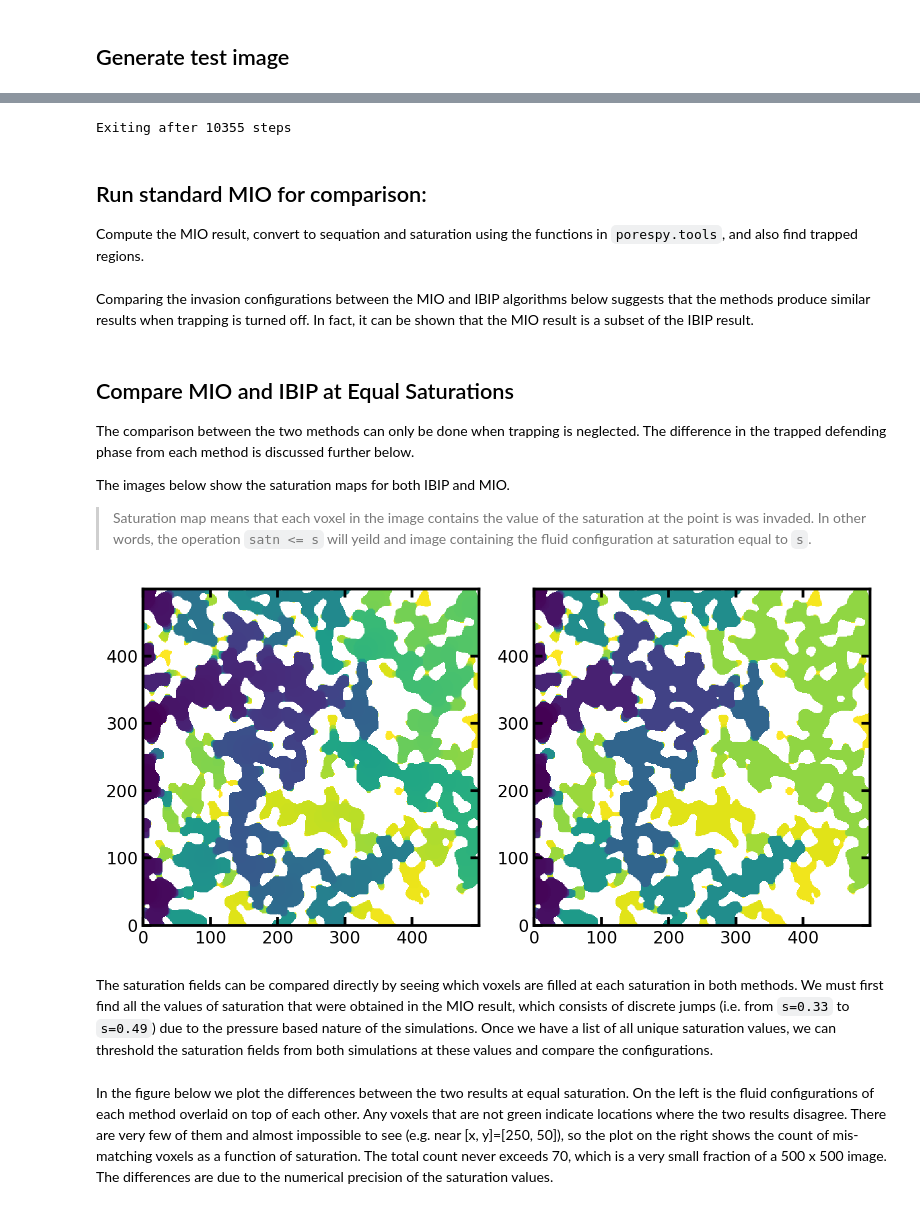
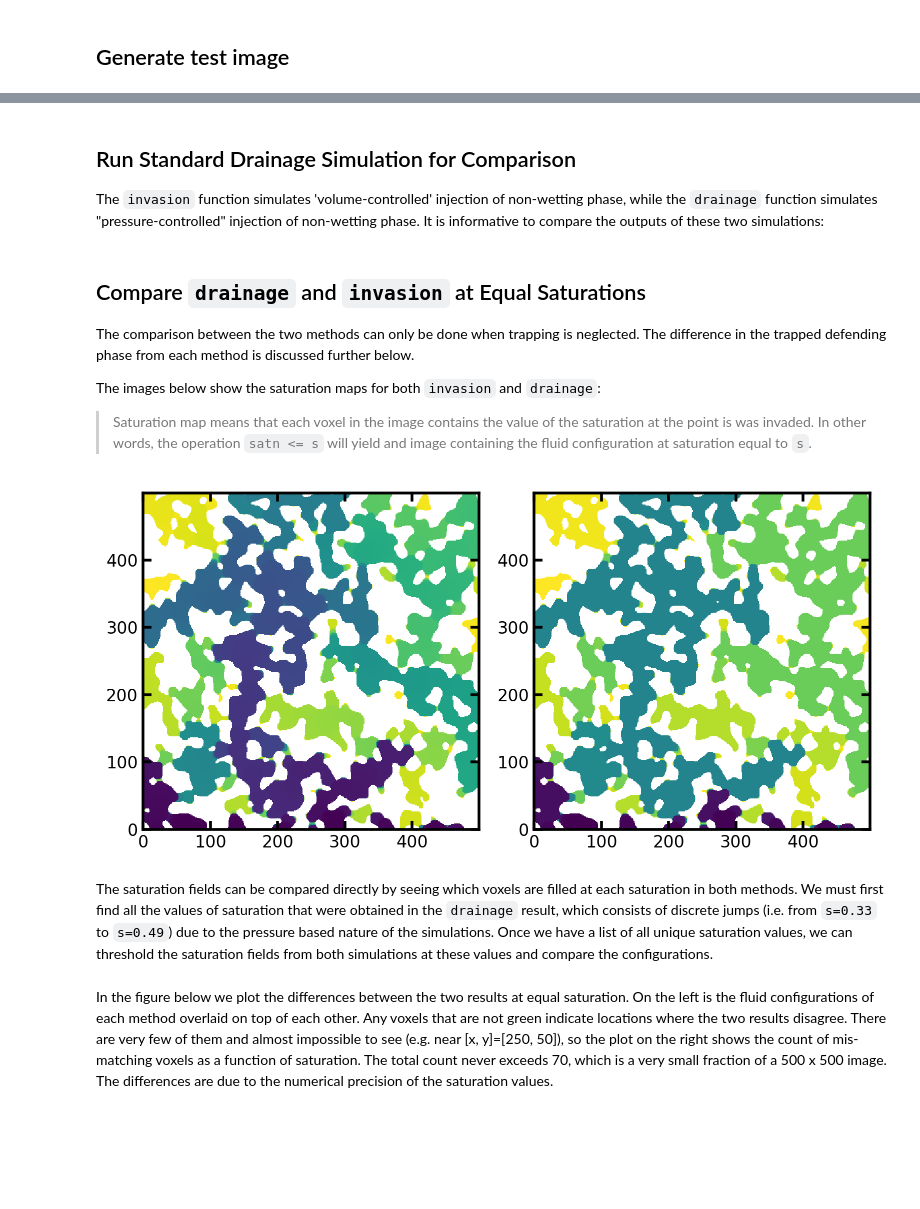
Before and after one commit to HydeAWhile/PoreSpy, a Jupyter notebook: examples/simulations/tutorials/using_invasion.ipynb, the cells around one changed output, grey strips where cells are left out. Drawn from its saved outputs; the diff is of its cells as text; code cells hidden in the pictures; blank space fills up the shorter version.

```diff
--- a/examples/simulations/tutorials/using_invasion.ipynb
+++ b/examples/simulations/tutorials/using_invasion.ipynb
@@ -21,6 +20,3 @@ Also generate an image defining the inlets
 # %%
-bd = np.zeros_like(im, dtype=bool)
-bd[:, 0] = 1
-bd *= im
+bd = ps.generators.faces(im.shape, inlet=0)
 im = ps.filters.trim_disconnected_blobs(im=im, inlets=bd)
-dt = edt(im)
@@ -28,0 +25,7 @@ dt = edt(im)
+# %%
+pc = ps.filters.capillary_transform(
+    im=im,
+    sigma=0.01,
+    theta=180,
+    voxel_size=1e-4,
+)
@@ -29,42 +34,43 @@ dt = edt(im)
 # %%
-ibip = ps.simulations.qbip(im=im, inlets=bd, maxiter=25000, return_sizes=True)
-inv_satn = ps.filters.seq_to_satn(seq=ibip.im_seq, im=im)
+inv = ps.simulations.invasion(
+    im=im,
+    pc=pc,
+    inlets=bd,
+    maxiter=25000,
+    return_pressures=True,
+    method='qbip',
+)
+inv_satn = ps.filters.seq_to_satn(seq=inv.im_seq, im=im)
-# %% [output]
-Exiting after 10355 steps
-# %% [markdown]
-## Run standard MIO for comparison:
-
-Compute the MIO result, convert to sequation and saturation using the functions in ``porespy.tools``, and also find trapped regions.
+# %% [markdown]
+## Run Standard Drainage Simulation for Comparison
+
+The `invasion` function simulates 'volume-controlled' injection of non-wetting phase, while the `drainage` function simulates "pressure-controlled" injection of non-wetting phase.  It is informative to compare the outputs of these two simulations:
 # %%
-pc = ps.filters.capillary_transform(im=im)
-outlets = ps.generators.faces(shape=im.shape, outlet=0)
-sizes = np.unique(pc[pc != 0])
-mio = ps.simulations.drainage(
+drn = ps.simulations.drainage(
     im=im,
+    pc=pc,
     inlets=bd,
-    bins=sizes,
+    bins=None,
     return_sizes=True,
 )
-mio_seq = ps.filters.satn_to_seq(mio.im_snwp)
-mio_seq[im*(mio_seq == 0)] = -1  # Adjust to set uninvaded to -1
-mio_satn = ps.filters.seq_to_satn(mio_seq, im=im)
+drn_seq = ps.filters.satn_to_seq(satn=drn.im_snwp, im=im)
+drn_seq[im*(drn_seq == 0)] = -1  # Adjust to set uninvaded to -1
+drn_satn = ps.filters.seq_to_satn(drn_seq, im=im)
-# %% [markdown]
-Comparing the invasion configurations between the MIO and IBIP algorithms below suggests that the methods produce similar results when trapping is turned off.  In fact, it can be shown that the MIO result is a subset of the IBIP result.
 # %% [markdown]
-## Compare MIO and IBIP at Equal Saturations
+## Compare `drainage` and `invasion` at Equal Saturations
 
 The comparison between the two methods can only be done when trapping is neglected.  The difference in the trapped defending phase from each method is discussed further below.
 
-The images below show the saturation maps for both IBIP and MIO.
+The images below show the saturation maps for both `invasion` and `drainage`:
 
-> Saturation map means that each voxel in the image contains the value of the saturation at the point is was invaded.  In other words, the operation ``satn <= s`` will yeild and image containing the fluid configuration at saturation equal to ``s``.
+> Saturation map means that each voxel in the image contains the value of the saturation at the point is was invaded.  In other words, the operation ``satn <= s`` will yield and image containing the fluid configuration at saturation equal to ``s``.
 # %%
 fig, ax = plt.subplots(1, 2, figsize=[8, 4])
 ax[0].imshow(inv_satn/im, origin='lower', interpolation='none')
-ax[1].imshow(mio_satn/im, origin='lower', interpolation='none');
+ax[1].imshow(drn_satn/im, origin='lower', interpolation='none');
 # %% [output]
-[figure, old version]
+[figure, new version]
 # %% [markdown]
-The saturation fields can be compared directly by seeing which voxels are filled at each saturation in both methods.  We must first find all the values of saturation that were obtained in the MIO result, which consists of discrete jumps (i.e. from ``s=0.33`` to ``s=0.49``) due to the pressure based nature of the simulations.  Once we have a list of all unique saturation values, we can threshold the saturation fields from both simulations at these values and compare the configurations.
+The saturation fields can be compared directly by seeing which voxels are filled at each saturation in both methods.  We must first find all the values of saturation that were obtained in the `drainage` result, which consists of discrete jumps (i.e. from ``s=0.33`` to ``s=0.49``) due to the pressure based nature of the simulations.  Once we have a list of all unique saturation values, we can threshold the saturation fields from both simulations at these values and compare the configurations.
 # %%
 inv_satn_t = np.around(inv_satn, decimals=4)
```
Also changed, not shown: parts of 10 cells of this notebook, 1 other file.
